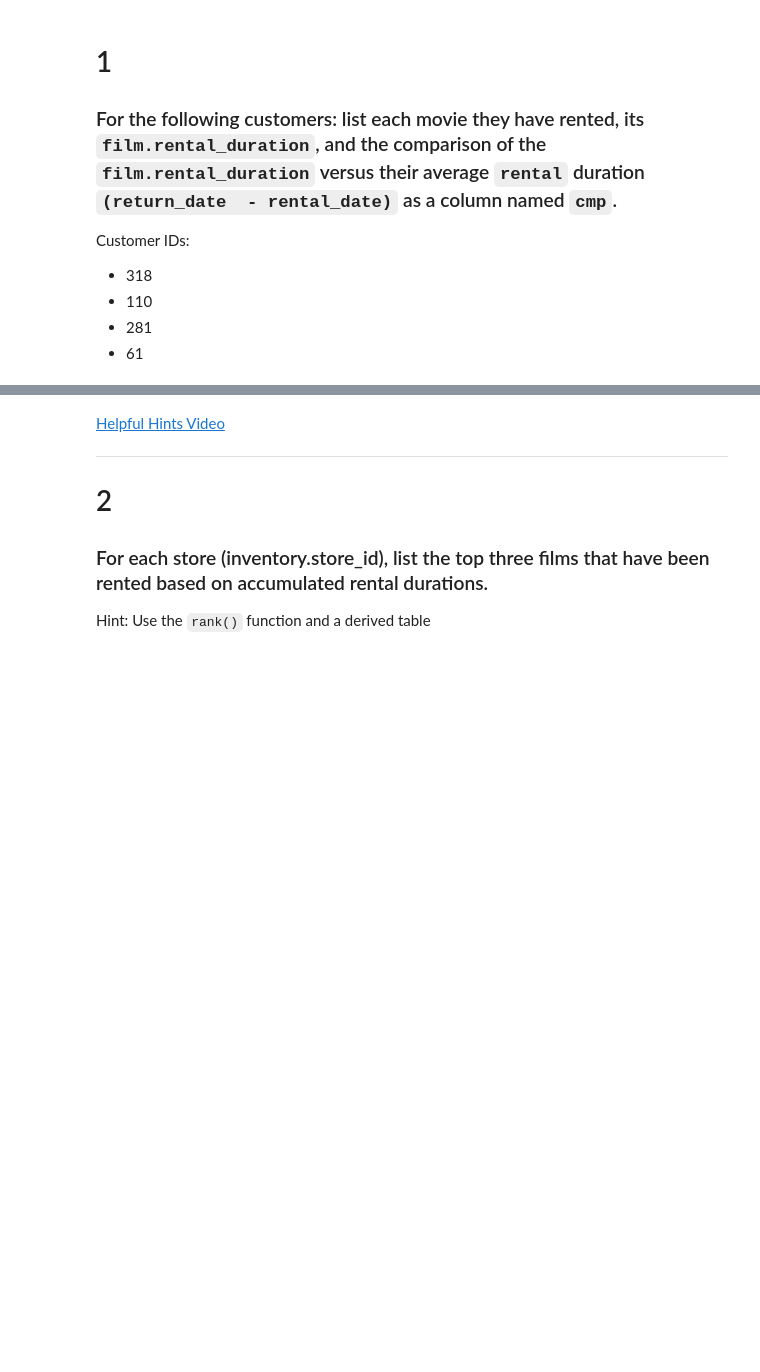
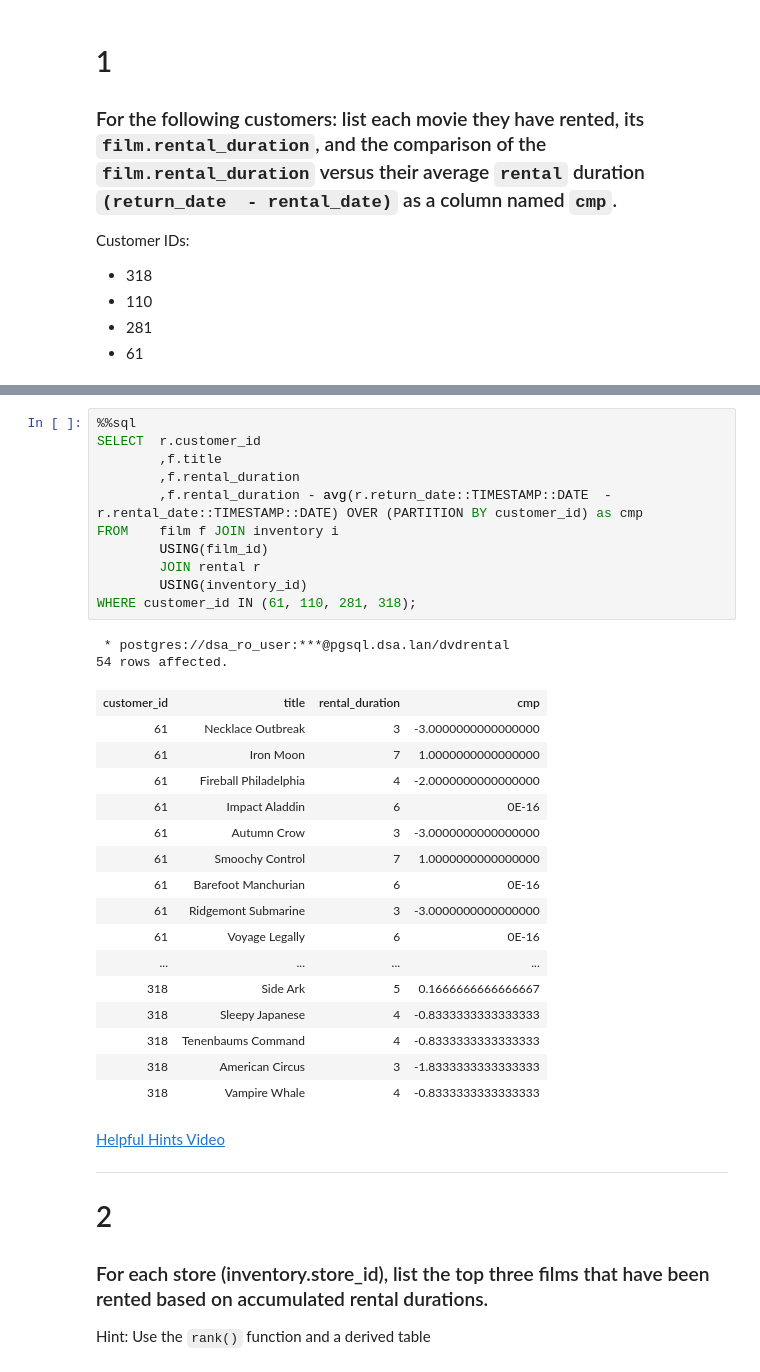
Before and after one commit to SteeltownRiot/DSA, a Jupyter notebook: DSA-7030 Databases & Analytics/Module 5 - Views, Aggregates, Functions, & Triggers/WindowFunctions.ipynb, the cells around one changed output, grey strips where cells are left out. Drawn from its saved outputs; the diff is of its cells as text; blank space fills up the shorter version.

```diff
--- a/DSA-7030 Databases & Analytics/Module 5 - Views, Aggregates, Functions, & Triggers/WindowFunctions.ipynb
+++ b/DSA-7030 Databases & Analytics/Module 5 - Views, Aggregates, Functions, & Triggers/WindowFunctions.ipynb
@@ -40,3 +65,33 @@ EXPLAIN
+# %%
+%%sql
+SELECT  r.customer_id
+        ,f.title
+        ,f.rental_duration
+        ,f.rental_duration - avg(r.return_date::TIMESTAMP::DATE  - r.rental_date::TIMESTAMP::DATE) OVER (PARTITION BY customer_id) as cmp
+FROM    film f JOIN inventory i
+        USING(film_id)
+        JOIN rental r
+        USING(inventory_id)
+WHERE customer_id IN (61, 110, 281, 318);
+# %% [output]
+ * postgres://dsa_ro_user:***@pgsql.dsa.lan/dvdrental
+54 rows affected.
+| customer_id | title | rental_duration | cmp |
+| 61 | Necklace Outbreak | 3 | -3.0000000000000000 |
+| 61 | Iron Moon | 7 | 1.0000000000000000 |
+| 61 | Fireball Philadelphia | 4 | -2.0000000000000000 |
+| 61 | Impact Aladdin | 6 | 0E-16 |
+| 61 | Autumn Crow | 3 | -3.0000000000000000 |
+| 61 | Smoochy Control | 7 | 1.0000000000000000 |
+| 61 | Barefoot Manchurian | 6 | 0E-16 |
+| 61 | Ridgemont Submarine | 3 | -3.0000000000000000 |
+| 61 | Voyage Legally | 6 | 0E-16 |
+| ... | ... | ... | ... |
+| 318 | Side Ark | 5 | 0.1666666666666667 |
+| 318 | Sleepy Japanese | 4 | -0.8333333333333333 |
+| 318 | Tenenbaums Command | 4 | -0.8333333333333333 |
+| 318 | American Circus | 3 | -1.8333333333333333 |
+| 318 | Vampire Whale | 4 | -0.8333333333333333 |
 # %% [markdown]
 [Helpful Hints Video](https://youtu.be/cm1_d1qWLhg)
 
```
Also changed, not shown: parts of 20 cells of this notebook, 3 other files.
